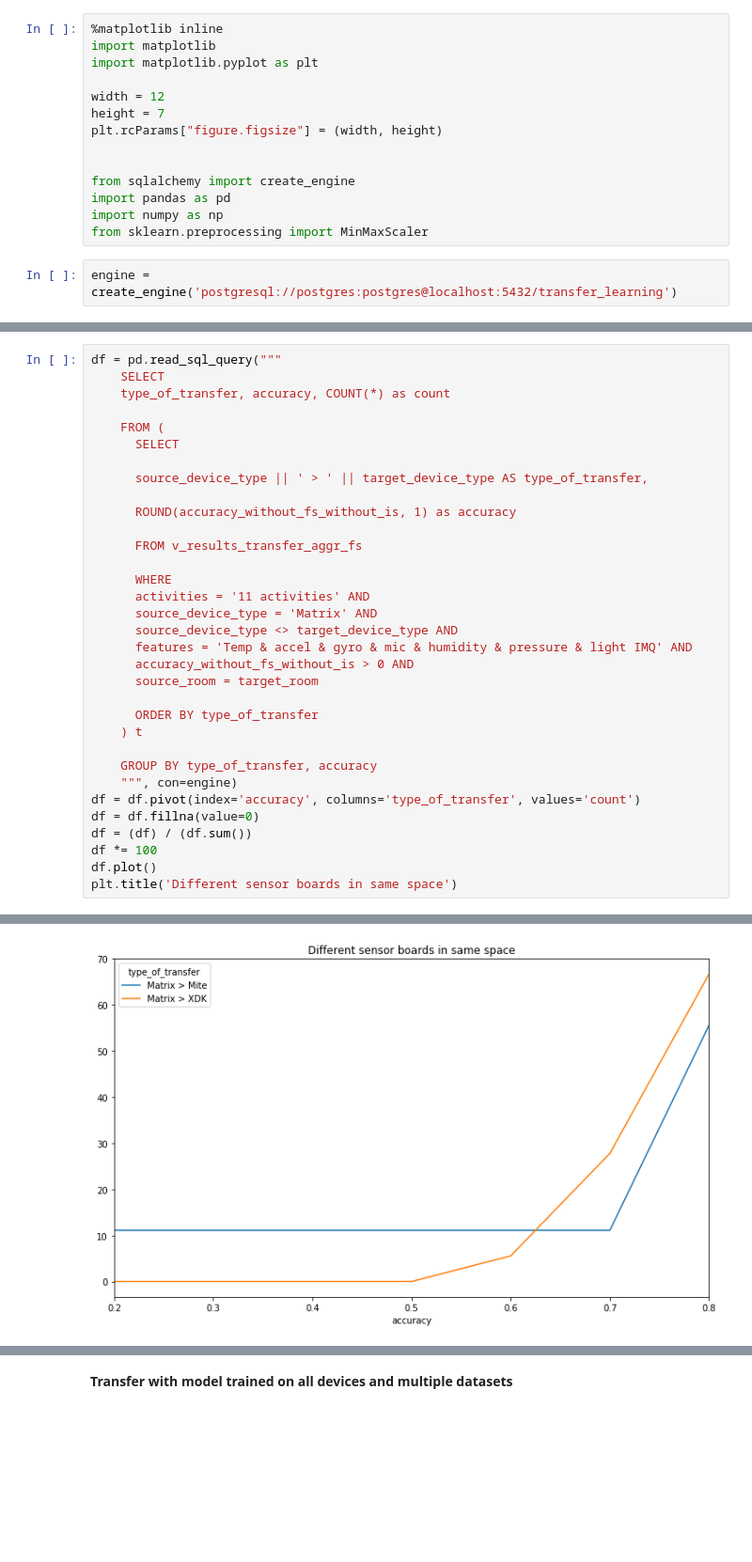
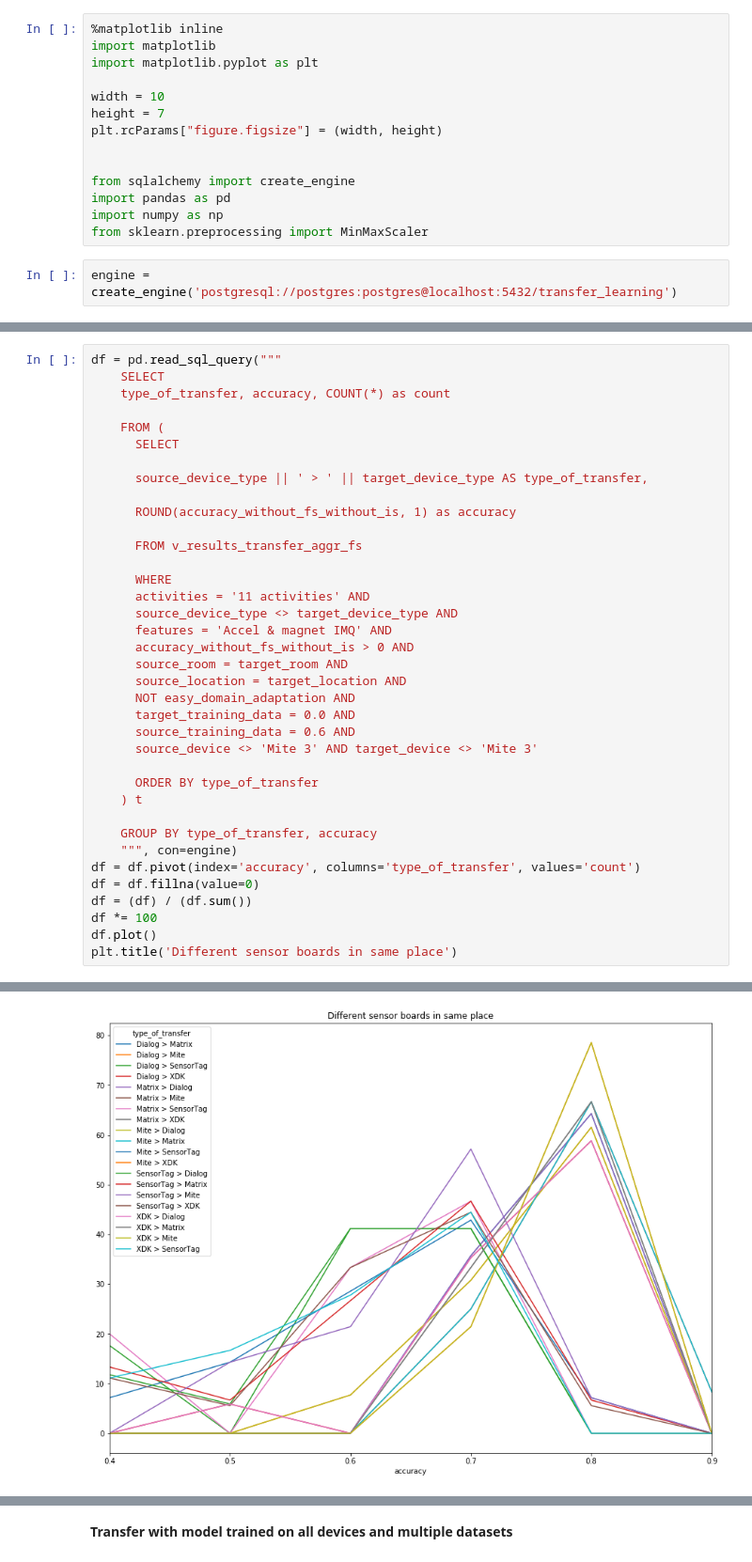
Before and after one commit to matus-tomlein/transfer-learning-playground, a Jupyter notebook: notebooks/visulize-transfer-results.ipynb, the cells around one changed output, grey strips where cells are left out. Shown at 94% size. Drawn from its saved outputs; the diff is of its cells as text; blank space fills up the shorter version.

```diff
--- a/notebooks/visulize-transfer-results.ipynb
+++ b/notebooks/visulize-transfer-results.ipynb
@@ -3,7 +3,7 @@
 import matplotlib
 import matplotlib.pyplot as plt
 
-width = 12
+width = 10
 height = 7
 plt.rcParams["figure.figsize"] = (width, height)
 
@@ -117,35 +192,39 @@ plt.title('Same sensor within same space')
 df = pd.read_sql_query("""
     SELECT
     type_of_transfer, accuracy, COUNT(*) as count
 
     FROM (
       SELECT
 
       source_device_type || ' > ' || target_device_type AS type_of_transfer,
 
       ROUND(accuracy_without_fs_without_is, 1) as accuracy
 
       FROM v_results_transfer_aggr_fs
 
       WHERE
       activities = '11 activities' AND
-      source_device_type = 'Matrix' AND
       source_device_type <> target_device_type AND
-      features = 'Temp & accel & gyro & mic & humidity & pressure & light IMQ' AND
+      features = 'Accel & magnet IMQ' AND
       accuracy_without_fs_without_is > 0 AND
-      source_room = target_room
+      source_room = target_room AND
+      source_location = target_location AND
+      NOT easy_domain_adaptation AND
+      target_training_data = 0.0 AND
+      source_training_data = 0.6 AND
+      source_device <> 'Mite 3' AND target_device <> 'Mite 3'
 
       ORDER BY type_of_transfer
     ) t
 
     GROUP BY type_of_transfer, accuracy
     """, con=engine)
 df = df.pivot(index='accuracy', columns='type_of_transfer', values='count')
 df = df.fillna(value=0)
 df = (df) / (df.sum())
 df *= 100
 df.plot()
-plt.title('Different sensor boards in same space')
+plt.title('Different sensor boards in same place')
 # %% [output]
 <matplotlib.text.Text at 0x...>
-[figure, old version]
+[figure, new version]
```
Also changed, not shown: parts of 13 cells of this notebook, 22 other files.
